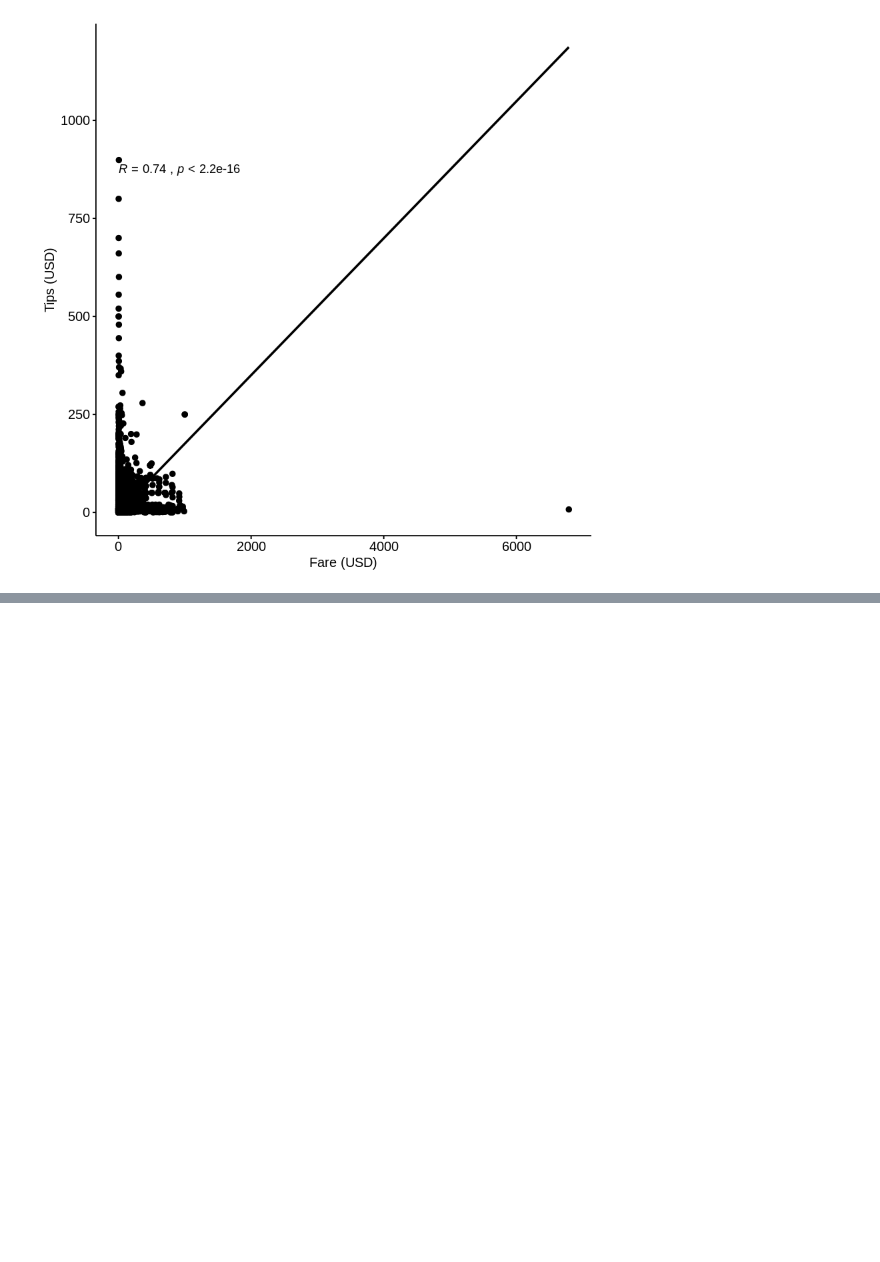
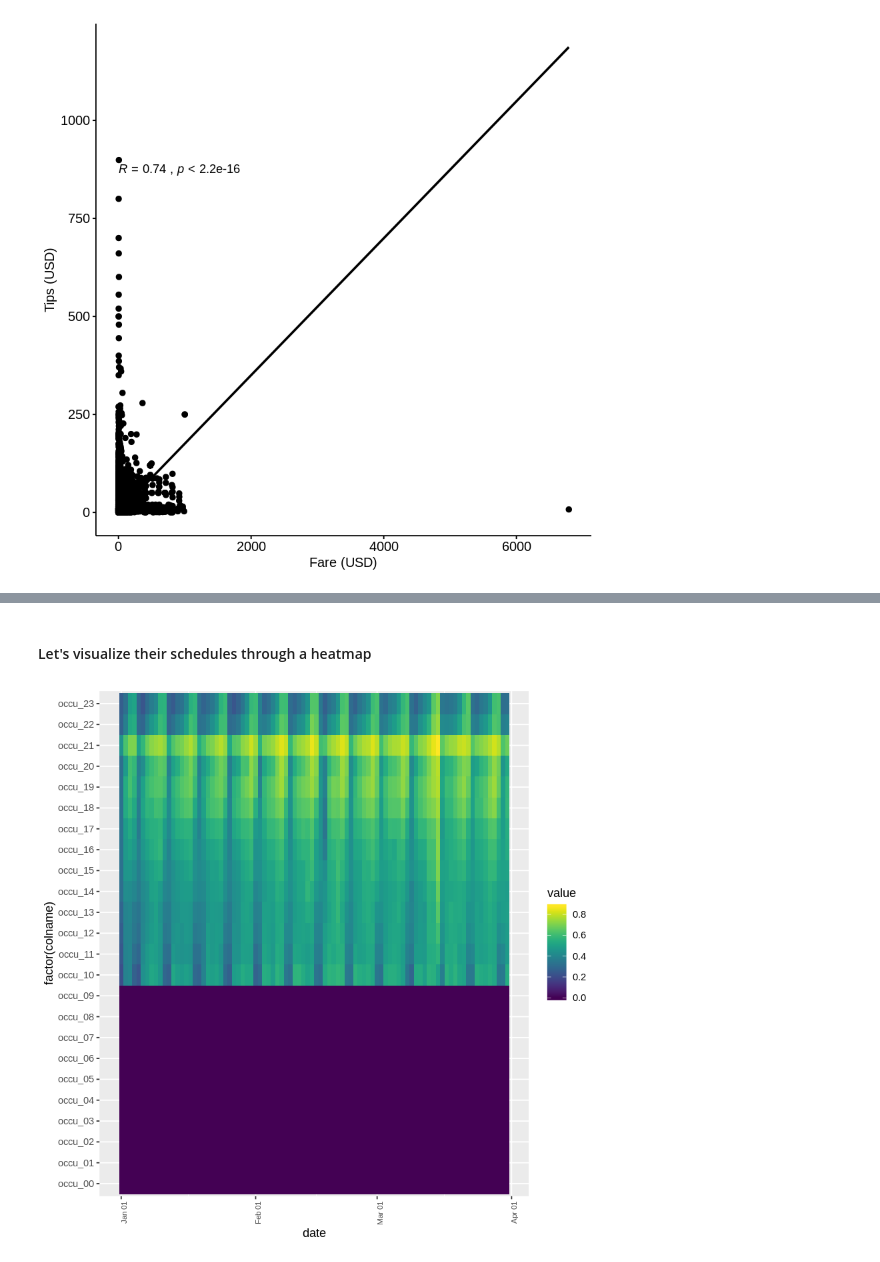
Before and after one commit to mym786/data-exploration-chicago-taxi, a Jupyter notebook: Chicago Taxi.ipynb, the cells around one changed output, grey strips where cells are left out. Drawn from its saved outputs; the diff is of its cells as text; code cells hidden in the pictures; blank space fills up the shorter version.

```diff
--- a/Chicago Taxi.ipynb
+++ b/Chicago Taxi.ipynb
@@ -438,0 +528,9 @@ ggscatter(fare_tip, x = "fare", y = "tips",
+# %%
+captian_schedule_hm <- captian_schedule %>% select(-c(taxi_id,week,date, hours, V1,trips)) %>%
+  rownames_to_column() %>%
+  gather(colname, value, -rowname)
+captian_schedule_hm_day <-captian_schedule_hm %>% mutate(
+    date=as.Date(captian_schedule$date[as.numeric(rowname)]),
+    colname=factor(colname)
+    ) %>%
+    group_by(date,colname)  %>% summarize(value=mean(value)) %>% arrange(date,colname)
@@ -438,0 +551,10 @@ ggscatter(fare_tip, x = "fare", y = "tips",
+# %% [markdown]
+#### Let's visualize their schedules through a heatmap
+# %%
+ggplot(captian_schedule_hm_day, aes(x = date, y = factor(colname), fill = value)) +
+  geom_tile() +  theme(axis.text.x = element_text(angle=90, hjust = 1, size=7)) +
+    scale_x_date(date_labels = "%b %d") +
+    scale_color_viridis(discrete = FALSE, option = "D") +
+    scale_fill_viridis(discrete = FALSE)
+# %% [output]
+[figure, added]
```
Also changed, not shown: parts of 44 cells of this notebook.
